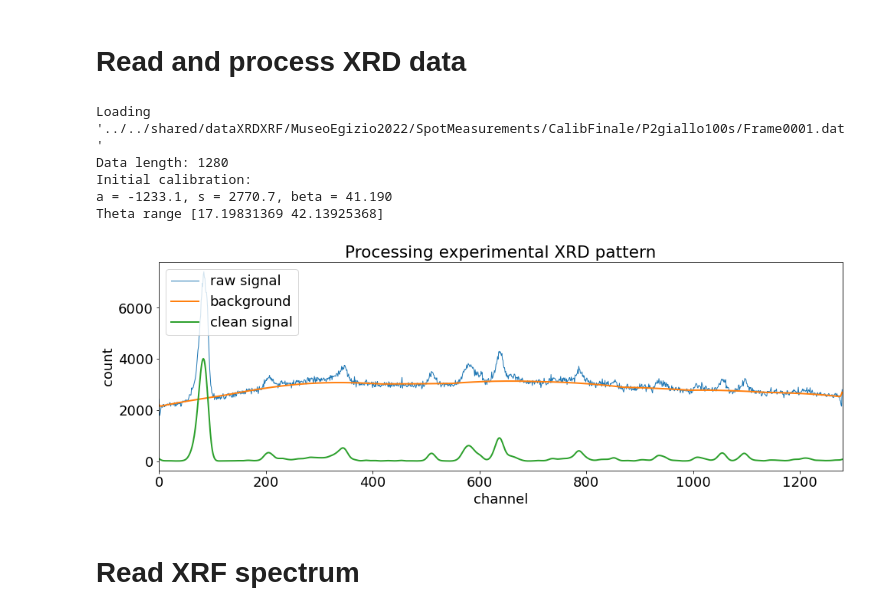
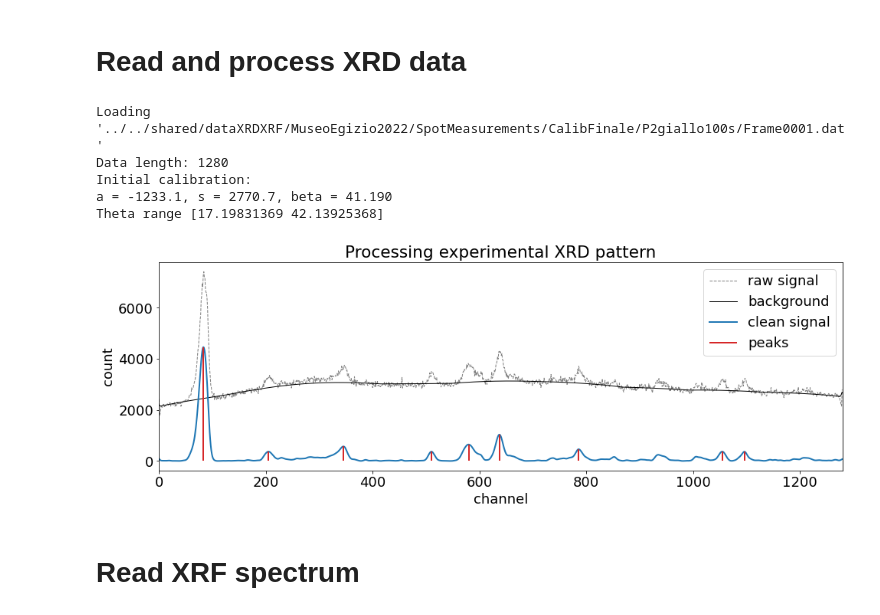
Before and after one commit to DarioZappala/XRDAnalysis, a Jupyter notebook: XRD_1p_exploration.ipynb, the cells around one changed output. Saved outputs shown, nothing was run; the diff lists cells and outputs as text; code cells hidden in the pictures.

Commit message:
find experimental peaks

```diff
--- a/XRD_1p_exploration.ipynb
+++ b/XRD_1p_exploration.ipynb
@@ -62,39 +61,55 @@ Phases in database: 436
 # %%
 rcParams['font.size'] = 18
 
-### Smoothing parameters ###
+### Parameters for smoothing ###
 window_snip = 32         # width of the window used for determining the background (default 32)
 offset_background = 60   # value added to the background, before subtracting it from the raw signal (default 0)
-std_smooth = 5           # degree of the final smooth applied to the XRD pattern (default 0)
+std_smooth = 3           # degree of the final smooth applied to the XRD pattern (default 0)
+
+### Parameters for searching peaks ###
+width_peak = 10     # Minimum width of the peaks, in channels (default 10)
+height_peak = 0.1   # Minimum height of the peaks, between 0 and 1, compared against a logarithmic function of the XRD pattern
 
 ###
 
 print(f'Loading \'{file_xrd}\'')
 spectrum_xrd = FastSpectraXRD().from_file(file_xrd)
 spectrum_xrd.calibrate_from_file(file_calibration)
 spectrum_xrd.background_elimination_and_smoothing(window_snip = window_snip, offset_background = offset_background, std_smooth = std_smooth)
 print(f'Data length: {spectrum_xrd.counts.shape[0]}')
 print('Initial calibration:')
 print(f'a = {spectrum_xrd.opt[0]:.1f}, s = {spectrum_xrd.opt[1]:.1f}, beta = {spectrum_xrd.opt[2]:.3f}')
 print(f'Theta range {spectrum_xrd.theta_range()}')
 
+signal_for_peaks = log(spectrum_xrd.intensity + 1)
+signal_for_peaks /= signal_for_peaks.max()
+peaks_position = find_peaks(signal_for_peaks, width = width_peak, height = height_peak)[0]
+peaks_intensity = spectrum_xrd.intensity[peaks_position]
+arr_to_write = concatenate(
+    (spectrum_xrd.fce_calibration(peaks_position, *spectrum_xrd.opt)[:, newaxis],
+     peaks_intensity[:, newaxis]),
+    axis = 1
+)
+savetxt(f'{path_peaks}xrd peaks with initial calibration.dat', arr_to_write, '%.3f %.3f')
+
 fig, ax = subplots(figsize = (16, 5))
-ax.plot(spectrum_xrd.counts, lw = 1, label = 'raw signal')
-ax.plot(spectrum_xrd.background_shifted, lw = 2, label = 'background')
+ax.plot(spectrum_xrd.counts, c = 'grey', ls = '--', lw = 1, label = 'raw signal')
+ax.plot(spectrum_xrd.background_shifted, c = 'black', ls = '-', lw = 1, label = 'background')
 ax.plot(spectrum_xrd.counts_smoothed, lw = 2, label = 'clean signal')
-ax.legend(frameon = True, loc = 2)
+ax.vlines(peaks_position, 0, spectrum_xrd.counts_smoothed[peaks_position], color = 'tab:red', lw = 2, label = 'peaks')
+ax.legend(frameon = True, loc = 'upper right')
 ax.set_xlim(0, len(spectrum_xrd.counts))
 ax.set_xlabel('channel')
 ax.set_ylabel('count')
 ax.set_title('Processing experimental XRD pattern')
 show()
 # %% [output]
 Loading '../../shared/dataXRDXRF/MuseoEgizio2022/SpotMeasurements/CalibFinale/P2giallo100s/Frame0001.dat'
 Data length: 1280
 Initial calibration:
 a = -1233.1, s = 2770.7, beta = 41.190
 Theta range [17.19831369 42.13925368]
-[figure, old version]
+[figure, new version]
 # %% [markdown]
 # Read XRF spectrum
 # %%
```
Also changed, not shown: parts of 5 cells of this notebook, 1 other file.
